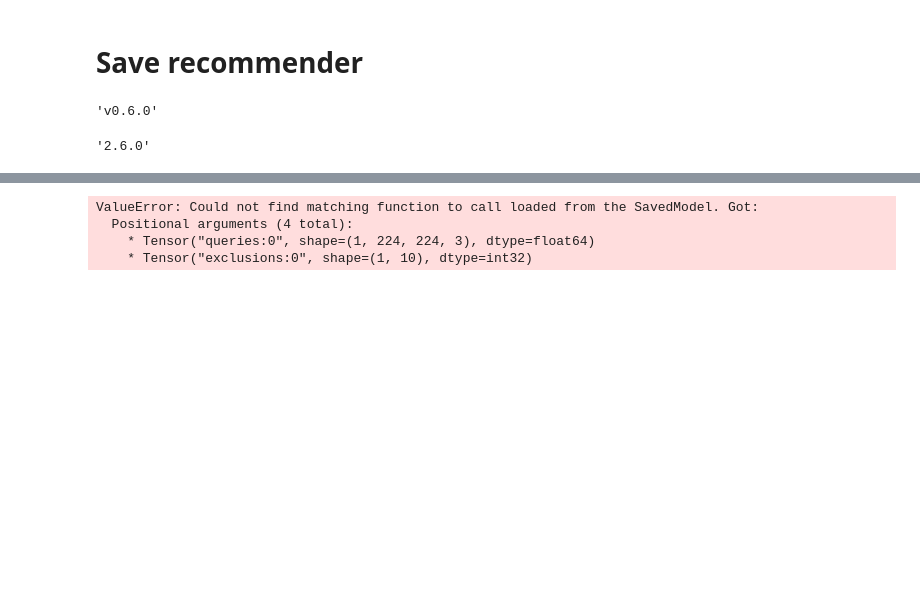
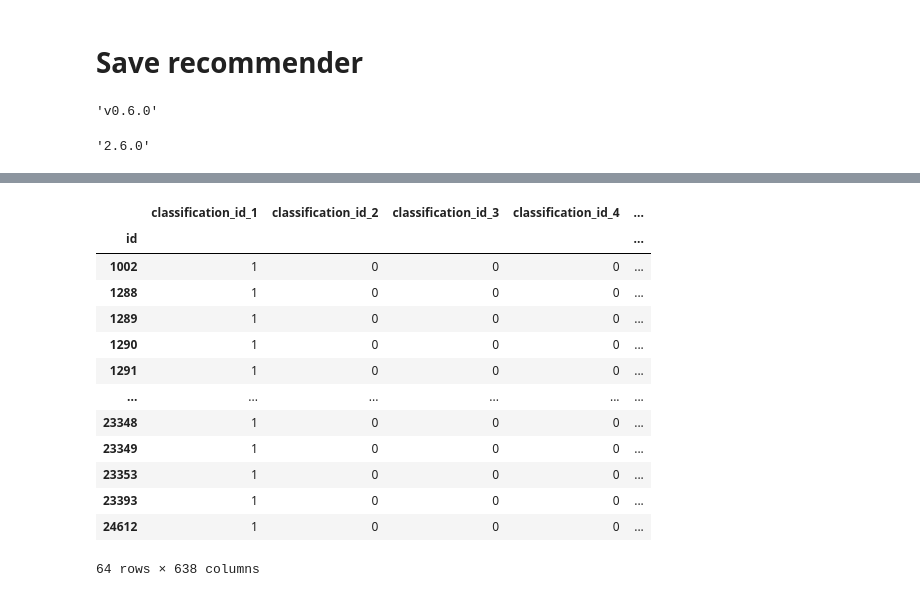
Before and after one commit to eth-library-lab/open-image-search, a Jupyter notebook: search-model/notebooks/create_recommende_debugging.ipynb, the cells around one changed output, grey strips where cells are left out. Drawn from its saved outputs; the diff is of its cells as text; code cells hidden in the pictures; blank space fills up the shorter version.

```diff
--- a/search-model/notebooks/create_recommende_debugging.ipynb
+++ b/search-model/notebooks/create_recommende_debugging.ipynb
@@ -408,7 +78,17 @@ reloaded_model = tf.saved_model.load(model_fpath)
-# %%
-reloaded_model(query_img, exclusions, k=10)
-# %% [output]
-ValueError: Could not find matching function to call loaded from the SavedModel. Got:
-  Positional arguments (4 total):
-    * Tensor("queries:0", shape=(1, 224, 224, 3), dtype=float64)
-    * Tensor("exclusions:0", shape=(1, 10), dtype=int32)
+# %%
+df_feat.query("classification_id_1 == 1")
+# %% [output]
+|  | classification_id_1 | classification_id_2 | classification_id_3 | classification_id_4 | ... |
+| id |  |  |  |  | ... |
+| 1002 | 1 | 0 | 0 | 0 | ... |
+| 1288 | 1 | 0 | 0 | 0 | ... |
+| 1289 | 1 | 0 | 0 | 0 | ... |
+| 1290 | 1 | 0 | 0 | 0 | ... |
+| 1291 | 1 | 0 | 0 | 0 | ... |
+| ... | ... | ... | ... | ... | ... |
+| 23348 | 1 | 0 | 0 | 0 | ... |
+| 23349 | 1 | 0 | 0 | 0 | ... |
+| 23353 | 1 | 0 | 0 | 0 | ... |
+| 23393 | 1 | 0 | 0 | 0 | ... |
+| 24612 | 1 | 0 | 0 | 0 | ... |
+64 rows × 638 columns
```
Also changed, not shown: parts of 69 cells of this notebook.
